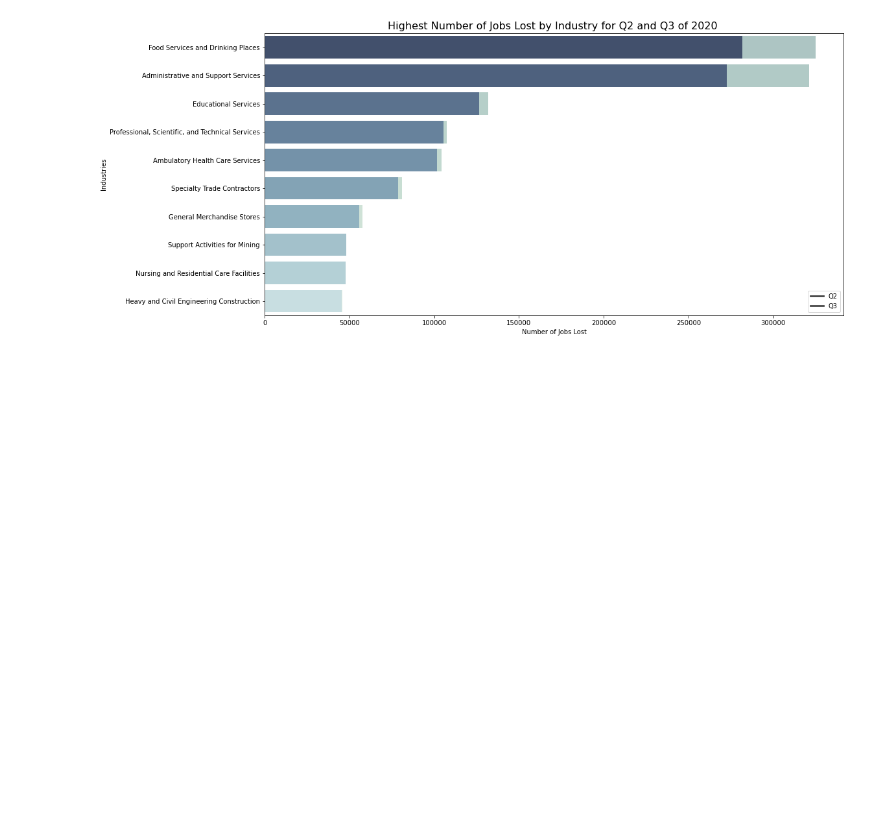
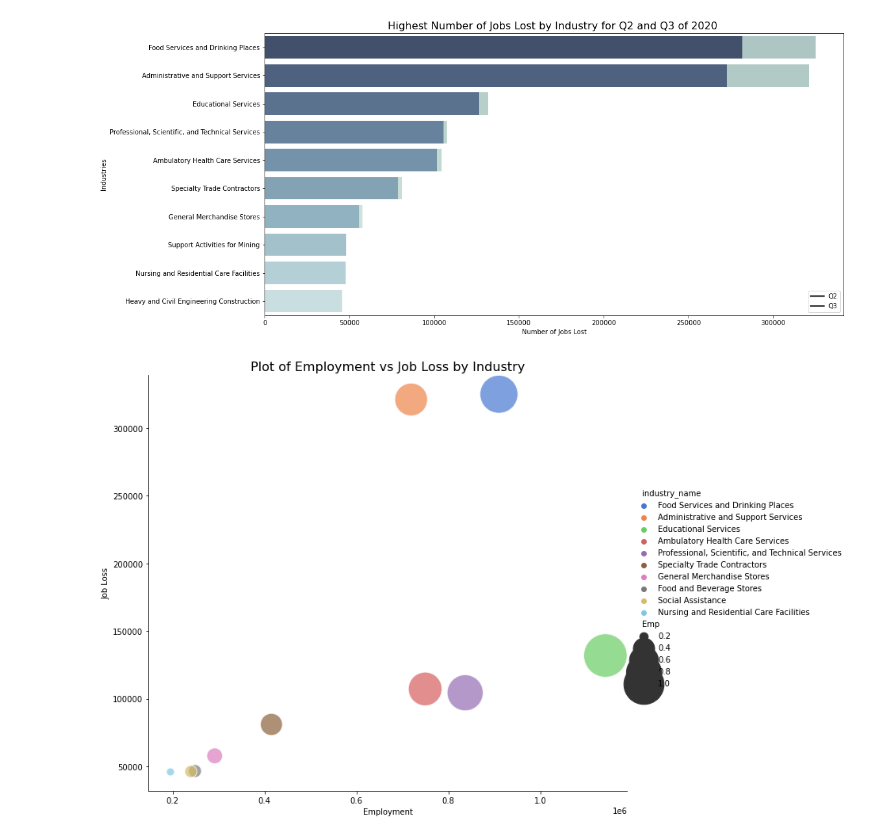
Before and after one commit to capstone-job-market-analysis/job-market-analysis, a Jupyter notebook: jeff_explore.ipynb, the cells around one changed output. Saved outputs shown, nothing was run; the diff lists cells and outputs as text; code cells hidden in the pictures; blank space fills up the shorter version.

```diff
--- a/jeff_explore.ipynb
+++ b/jeff_explore.ipynb
@@ -246,3 +246,19 @@ plt.legend(['Q2', 'Q3'])
 plt.show()
 # %% [output]
 [figure]
+# %%
+# Plot of Employment vs Job Loss by Industry
+sns.relplot(
+    data=q3_jobloss,
+    x="Emp", y="Sep",
+    hue="industry_name", size="Emp",
+    palette="muted", alpha=.7,
+    sizes=(100, 3000),
+    height=8, aspect=1.2
+)
+plt.title('Plot of Employment vs Job Loss by Industry', fontsize=16)
+plt.xlabel('Employment')
+plt.ylabel('Job Loss')
+plt.show()
+# %% [output]
+[figure, added]
```
Also changed, not shown: parts of 4 cells of this notebook.
